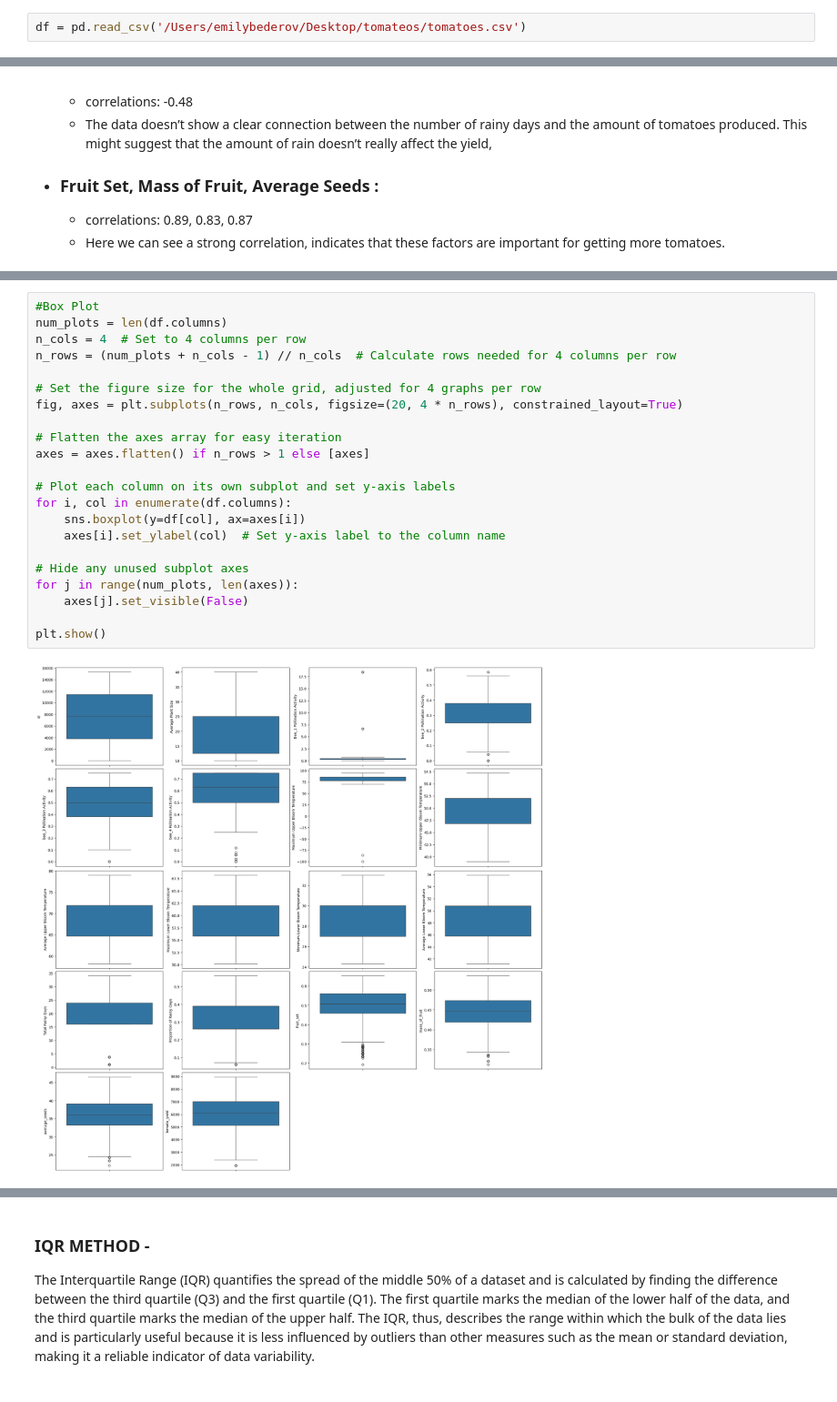
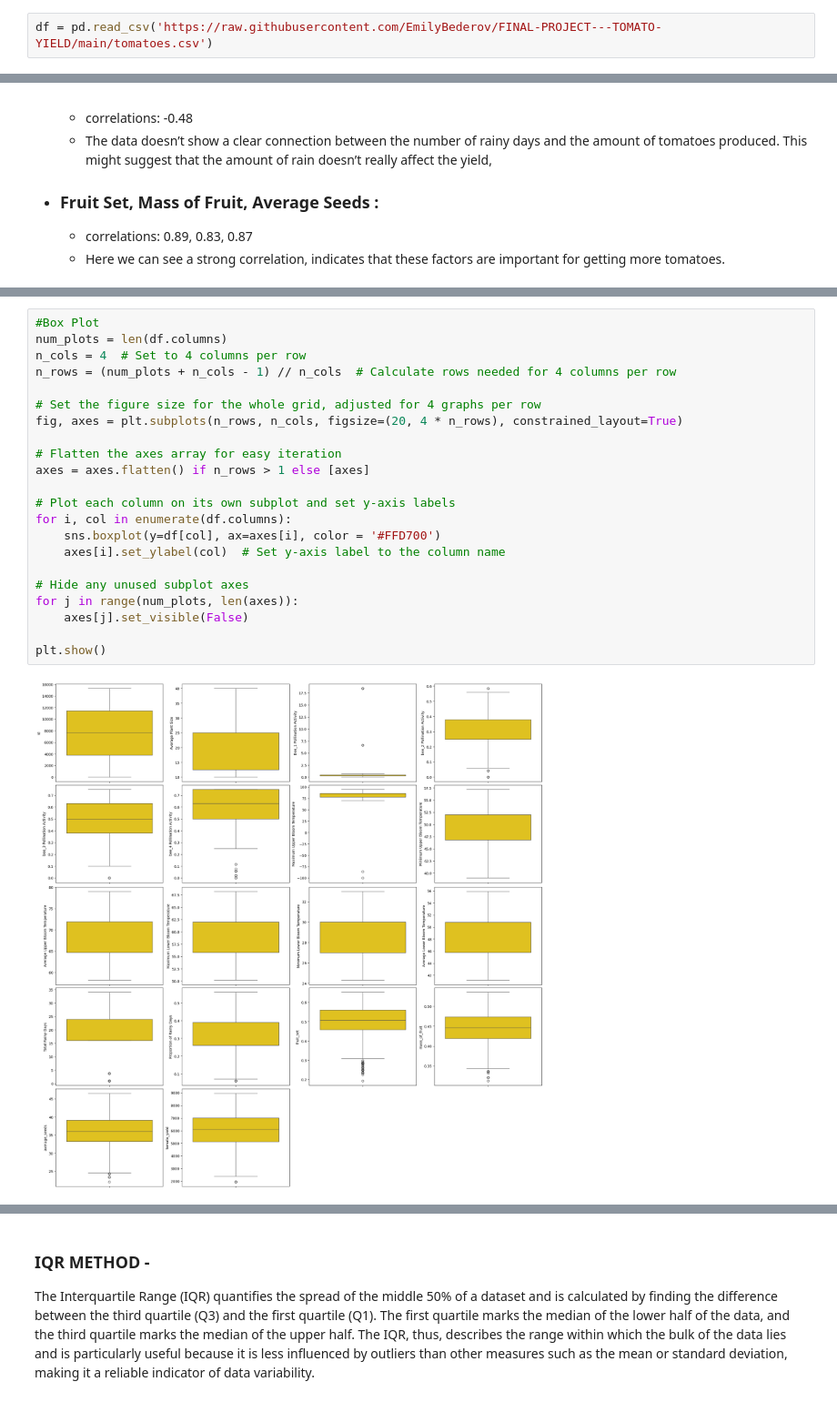
Before and after one commit to EmilyBederov/DataPreprocessing, a Jupyter notebook: Untitled.ipynb, the cells around one changed output, grey strips where cells are left out. Shown at 91% size. Drawn from its saved outputs; the diff is of its cells as text.

```diff
--- a/Untitled.ipynb
+++ b/Untitled.ipynb
@@ -9,7 +9,7 @@ import seaborn as sns
 
 %matplotlib inline
 # %%
-df = pd.read_csv('/Users/emilybederov/Desktop/tomateos/tomatoes.csv')
+df = pd.read_csv('https://raw.githubusercontent.com/EmilyBederov/FINAL-PROJECT---TOMATO-YIELD/main/tomatoes.csv')
 # %%
 df.head()
 # %% [output]
@@ -291,24 +293,24 @@ An Outlier is a data item/object that deviates significantly from the rest of th
 # %%
 #Box Plot
 num_plots = len(df.columns)
 n_cols = 4  # Set to 4 columns per row
 n_rows = (num_plots + n_cols - 1) // n_cols  # Calculate rows needed for 4 columns per row
 
 # Set the figure size for the whole grid, adjusted for 4 graphs per row
 fig, axes = plt.subplots(n_rows, n_cols, figsize=(20, 4 * n_rows), constrained_layout=True)
 
 # Flatten the axes array for easy iteration
 axes = axes.flatten() if n_rows > 1 else [axes]
 
 # Plot each column on its own subplot and set y-axis labels
 for i, col in enumerate(df.columns):
-    sns.boxplot(y=df[col], ax=axes[i])
+    sns.boxplot(y=df[col], ax=axes[i], color = '#FFD700')
     axes[i].set_ylabel(col)  # Set y-axis label to the column name
 
 # Hide any unused subplot axes
 for j in range(num_plots, len(axes)):
     axes[j].set_visible(False)
 
 plt.show()
 # %% [output]
-[figure, old version]
+[figure, new version]
```
Also changed, not shown: parts of 11 cells of this notebook.
